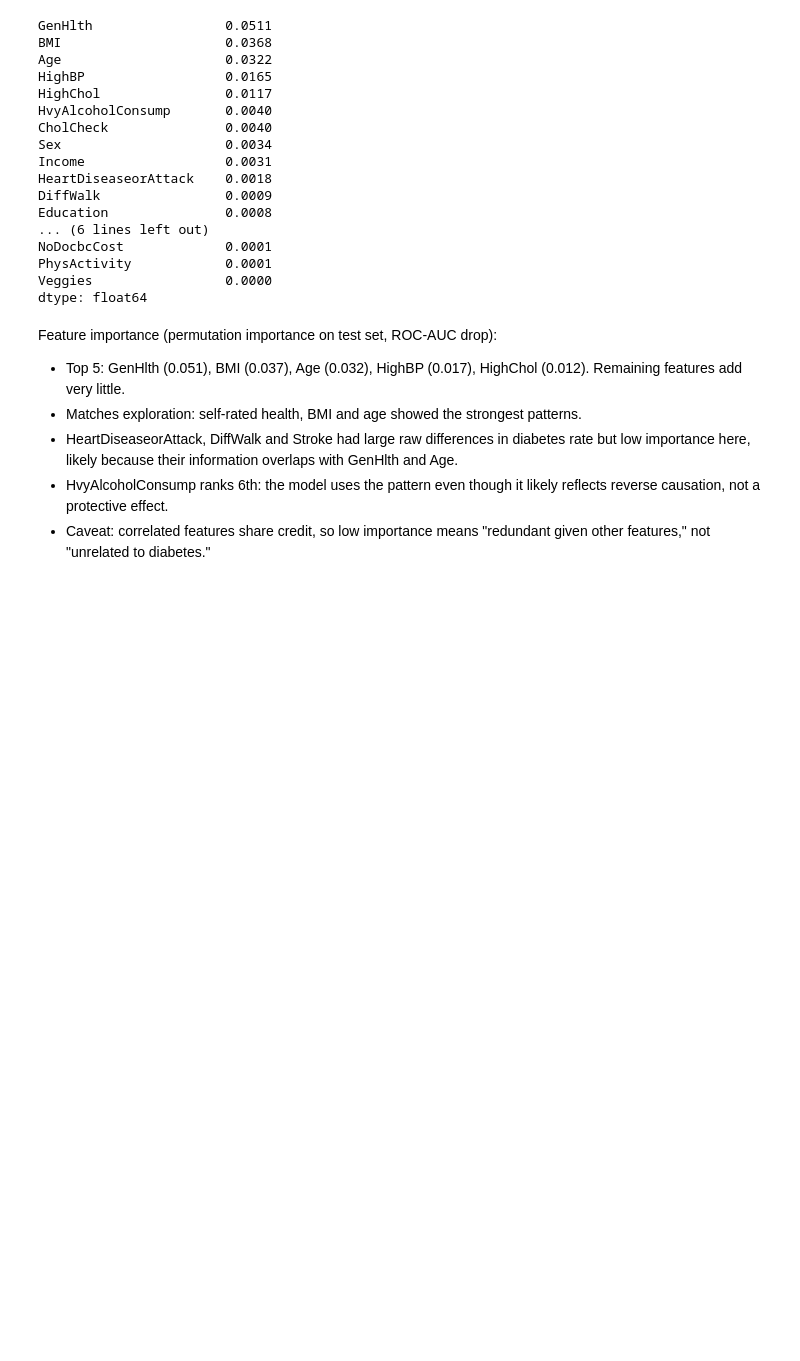
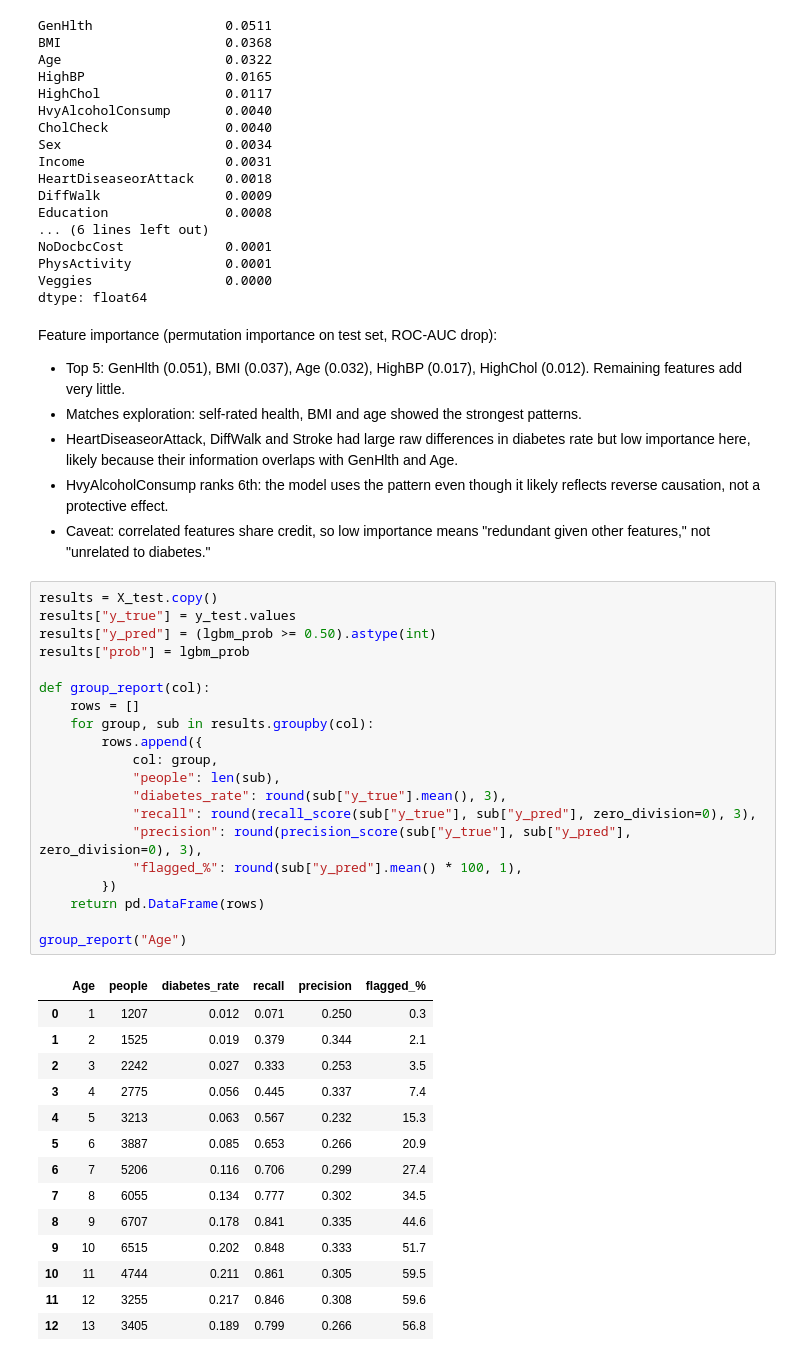
Before and after one commit to anshk4525/diabetes-risk-prediction, a Jupyter notebook: notebooks/02_modeling.ipynb, the cells around one changed output. Saved outputs shown, nothing was run; the diff lists cells and outputs as text; blank space fills up the shorter version.

```diff
--- a/notebooks/02_modeling.ipynb
+++ b/notebooks/02_modeling.ipynb
@@ -314,3 +314,38 @@ Feature importance (permutation importance on test set, ROC-AUC drop):
 - HeartDiseaseorAttack, DiffWalk and Stroke had large raw differences in diabetes rate but low importance here, likely because their information overlaps with GenHlth and Age.
 - HvyAlcoholConsump ranks 6th: the model uses the pattern even though it likely reflects reverse causation, not a protective effect.
 - Caveat: correlated features share credit, so low importance means "redundant given other features," not "unrelated to diabetes."
+# %%
+results = X_test.copy()
+results["y_true"] = y_test.values
+results["y_pred"] = (lgbm_prob >= 0.50).astype(int)
+results["prob"] = lgbm_prob
+
+def group_report(col):
+    rows = []
+    for group, sub in results.groupby(col):
+        rows.append({
+            col: group,
+            "people": len(sub),
+            "diabetes_rate": round(sub["y_true"].mean(), 3),
+            "recall": round(recall_score(sub["y_true"], sub["y_pred"], zero_division=0), 3),
+            "precision": round(precision_score(sub["y_true"], sub["y_pred"], zero_division=0), 3),
+            "flagged_%": round(sub["y_pred"].mean() * 100, 1),
+        })
+    return pd.DataFrame(rows)
+
+group_report("Age")
+# %% [output]
+|  | Age | people | diabetes_rate | recall | precision | flagged_% |
+| 0 | 1 | 1207 | 0.012 | 0.071 | 0.250 | 0.3 |
+| 1 | 2 | 1525 | 0.019 | 0.379 | 0.344 | 2.1 |
+| 2 | 3 | 2242 | 0.027 | 0.333 | 0.253 | 3.5 |
+| 3 | 4 | 2775 | 0.056 | 0.445 | 0.337 | 7.4 |
+| 4 | 5 | 3213 | 0.063 | 0.567 | 0.232 | 15.3 |
+| 5 | 6 | 3887 | 0.085 | 0.653 | 0.266 | 20.9 |
+| 6 | 7 | 5206 | 0.116 | 0.706 | 0.299 | 27.4 |
+| 7 | 8 | 6055 | 0.134 | 0.777 | 0.302 | 34.5 |
+| 8 | 9 | 6707 | 0.178 | 0.841 | 0.335 | 44.6 |
+| 9 | 10 | 6515 | 0.202 | 0.848 | 0.333 | 51.7 |
+| 10 | 11 | 4744 | 0.211 | 0.861 | 0.305 | 59.5 |
+| 11 | 12 | 3255 | 0.217 | 0.846 | 0.308 | 59.6 |
+| 12 | 13 | 3405 | 0.189 | 0.799 | 0.266 | 56.8 |
```
Also changed, not shown: parts of 2 cells of this notebook.
